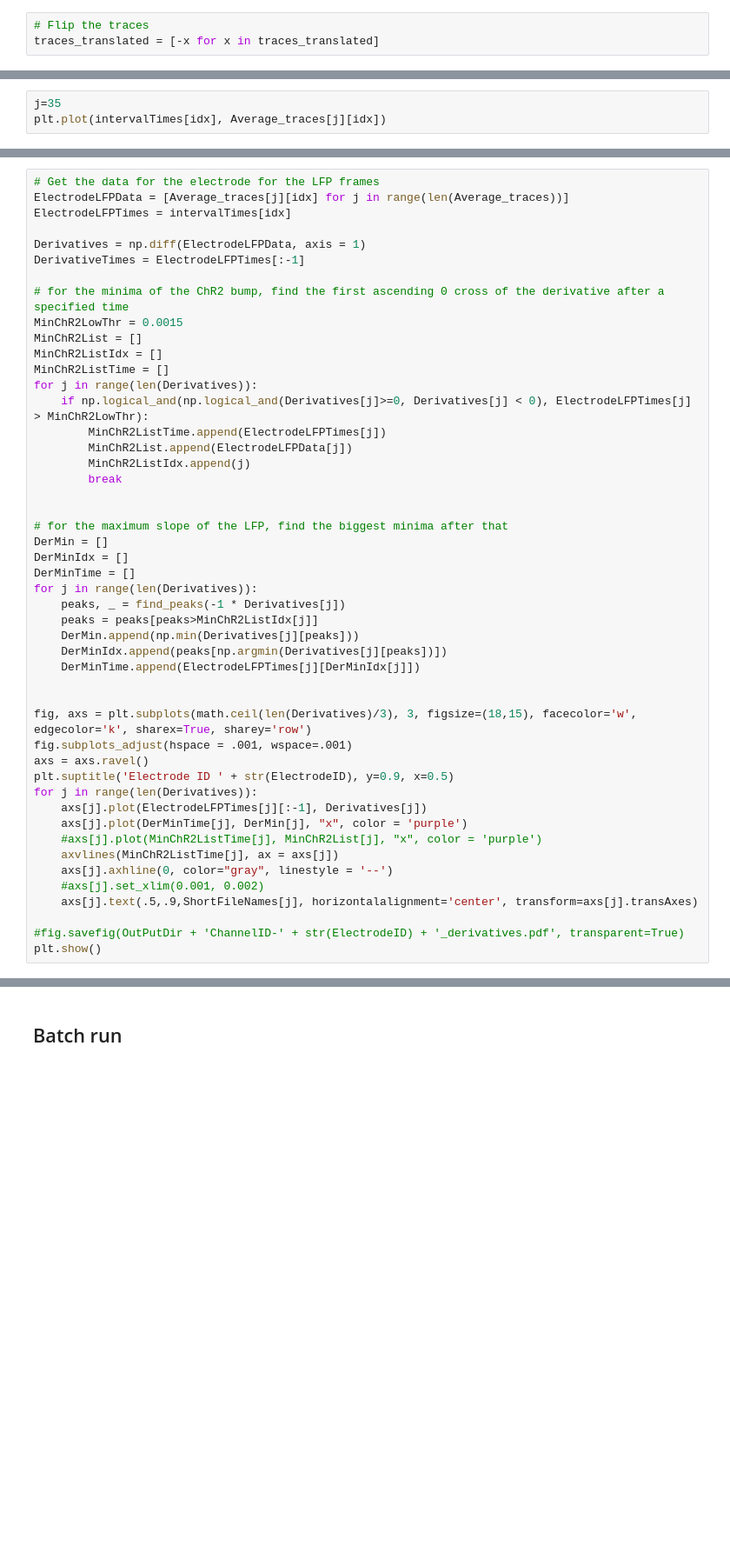
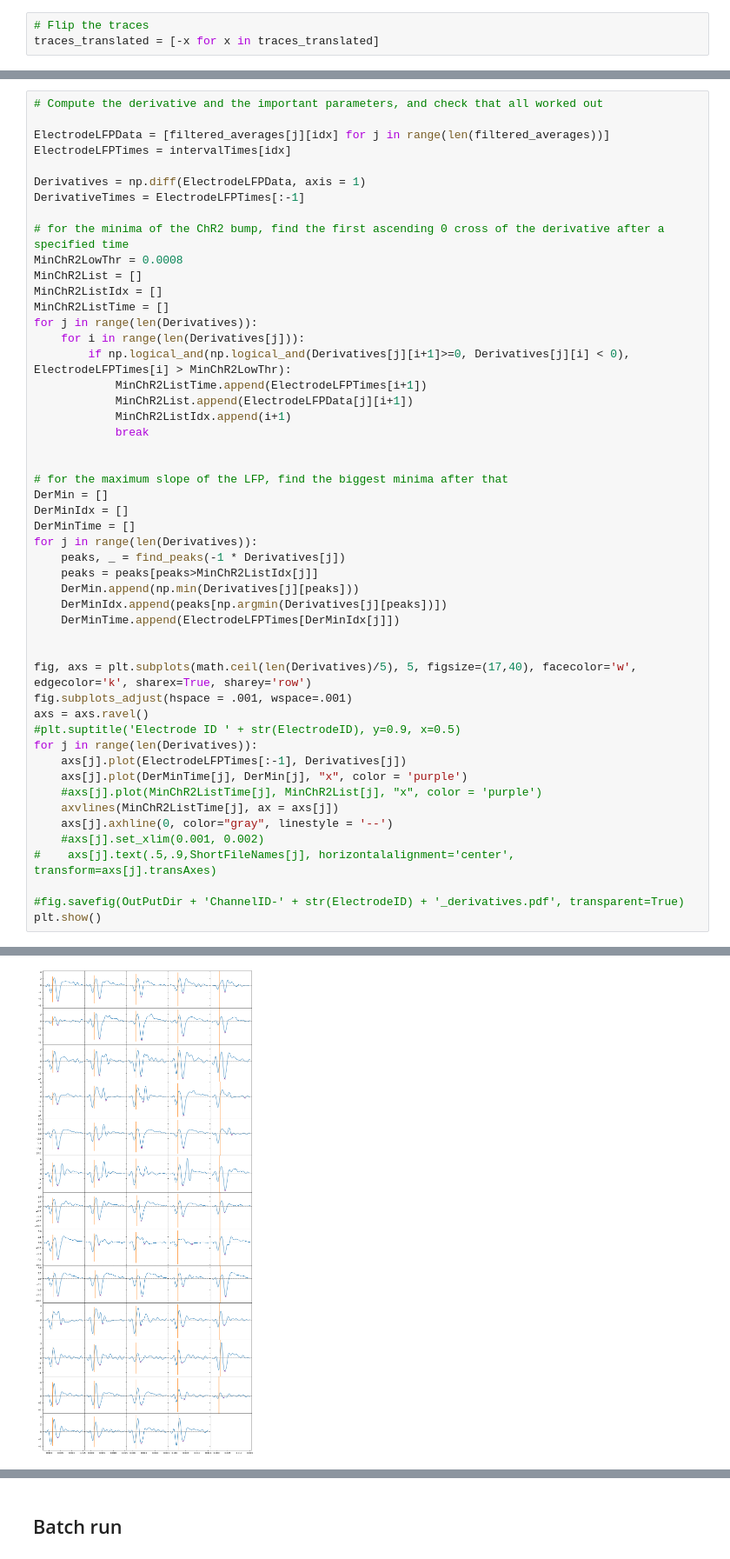
Before and after one commit to HernandoMV/OpenEphys_Analysis, a Jupyter notebook: Invitro_OE.ipynb, the cells around one changed output, grey strips where cells are left out. Shown at 87% size. Saved outputs shown, nothing was run; the diff lists cells and outputs as text; blank space fills up the shorter version.

Commit message:
new visualization

```diff
--- a/Invitro_OE.ipynb
+++ b/Invitro_OE.ipynb
@@ -282,3 +271,0 @@ np.array(Average_traces)[ycoords<30].shape
-# %%
-j=35
-plt.plot(intervalTimes[idx], Average_traces[j][idx])
@@ -315,22 +284,24 @@ plt.plot(DerivativeTimes, Derivatives[j])
 # %%
-# Get the data for the electrode for the LFP frames
-ElectrodeLFPData = [Average_traces[j][idx] for j in range(len(Average_traces))]
+# Compute the derivative and the important parameters, and check that all worked out
+
+ElectrodeLFPData = [filtered_averages[j][idx] for j in range(len(filtered_averages))]
 ElectrodeLFPTimes = intervalTimes[idx]
 
 Derivatives = np.diff(ElectrodeLFPData, axis = 1)
 DerivativeTimes = ElectrodeLFPTimes[:-1]
 
 # for the minima of the ChR2 bump, find the first ascending 0 cross of the derivative after a specified time
-MinChR2LowThr = 0.0015
+MinChR2LowThr = 0.0008
 MinChR2List = []
 MinChR2ListIdx = []
 MinChR2ListTime = []
 for j in range(len(Derivatives)):
-    if np.logical_and(np.logical_and(Derivatives[j]>=0, Derivatives[j] < 0), ElectrodeLFPTimes[j] > MinChR2LowThr):
-        MinChR2ListTime.append(ElectrodeLFPTimes[j])
-        MinChR2List.append(ElectrodeLFPData[j])
-        MinChR2ListIdx.append(j)
-        break
+    for i in range(len(Derivatives[j])):
+        if np.logical_and(np.logical_and(Derivatives[j][i+1]>=0, Derivatives[j][i] < 0), ElectrodeLFPTimes[i] > MinChR2LowThr):
+            MinChR2ListTime.append(ElectrodeLFPTimes[i+1])
+            MinChR2List.append(ElectrodeLFPData[j][i+1])
+            MinChR2ListIdx.append(i+1)
+            break
 
 
 # for the maximum slope of the LFP, find the biggest minima after that
@@ -342,21 +313,21 @@ for j in range(len(Derivatives)):
     peaks = peaks[peaks>MinChR2ListIdx[j]]
     DerMin.append(np.min(Derivatives[j][peaks]))
     DerMinIdx.append(peaks[np.argmin(Derivatives[j][peaks])])
-    DerMinTime.append(ElectrodeLFPTimes[j][DerMinIdx[j]])
+    DerMinTime.append(ElectrodeLFPTimes[DerMinIdx[j]])
 
 
-fig, axs = plt.subplots(math.ceil(len(Derivatives)/3), 3, figsize=(18,15), facecolor='w', edgecolor='k', sharex=True, sharey='row')
+fig, axs = plt.subplots(math.ceil(len(Derivatives)/5), 5, figsize=(17,40), facecolor='w', edgecolor='k', sharex=True, sharey='row')
 fig.subplots_adjust(hspace = .001, wspace=.001)
 axs = axs.ravel()
-plt.suptitle('Electrode ID ' + str(ElectrodeID), y=0.9, x=0.5)
+#plt.suptitle('Electrode ID ' + str(ElectrodeID), y=0.9, x=0.5)
 for j in range(len(Derivatives)):
-    axs[j].plot(ElectrodeLFPTimes[j][:-1], Derivatives[j])
+    axs[j].plot(ElectrodeLFPTimes[:-1], Derivatives[j])
     axs[j].plot(DerMinTime[j], DerMin[j], "x", color = 'purple')
     #axs[j].plot(MinChR2ListTime[j], MinChR2List[j], "x", color = 'purple')
     axvlines(MinChR2ListTime[j], ax = axs[j])
     axs[j].axhline(0, color="gray", linestyle = '--')
     #axs[j].set_xlim(0.001, 0.002)
-    axs[j].text(.5,.9,ShortFileNames[j], horizontalalignment='center', transform=axs[j].transAxes)
+#    axs[j].text(.5,.9,ShortFileNames[j], horizontalalignment='center', transform=axs[j].transAxes)
 
 #fig.savefig(OutPutDir + 'ChannelID-' + str(ElectrodeID) + '_derivatives.pdf', transparent=True)
 plt.show()
@@ -364,0 +335 @@ ValueError: The truth value of an array with more than one element is ambiguous.
+[figure, added]
```
Also changed, not shown: parts of 10 cells of this notebook.
